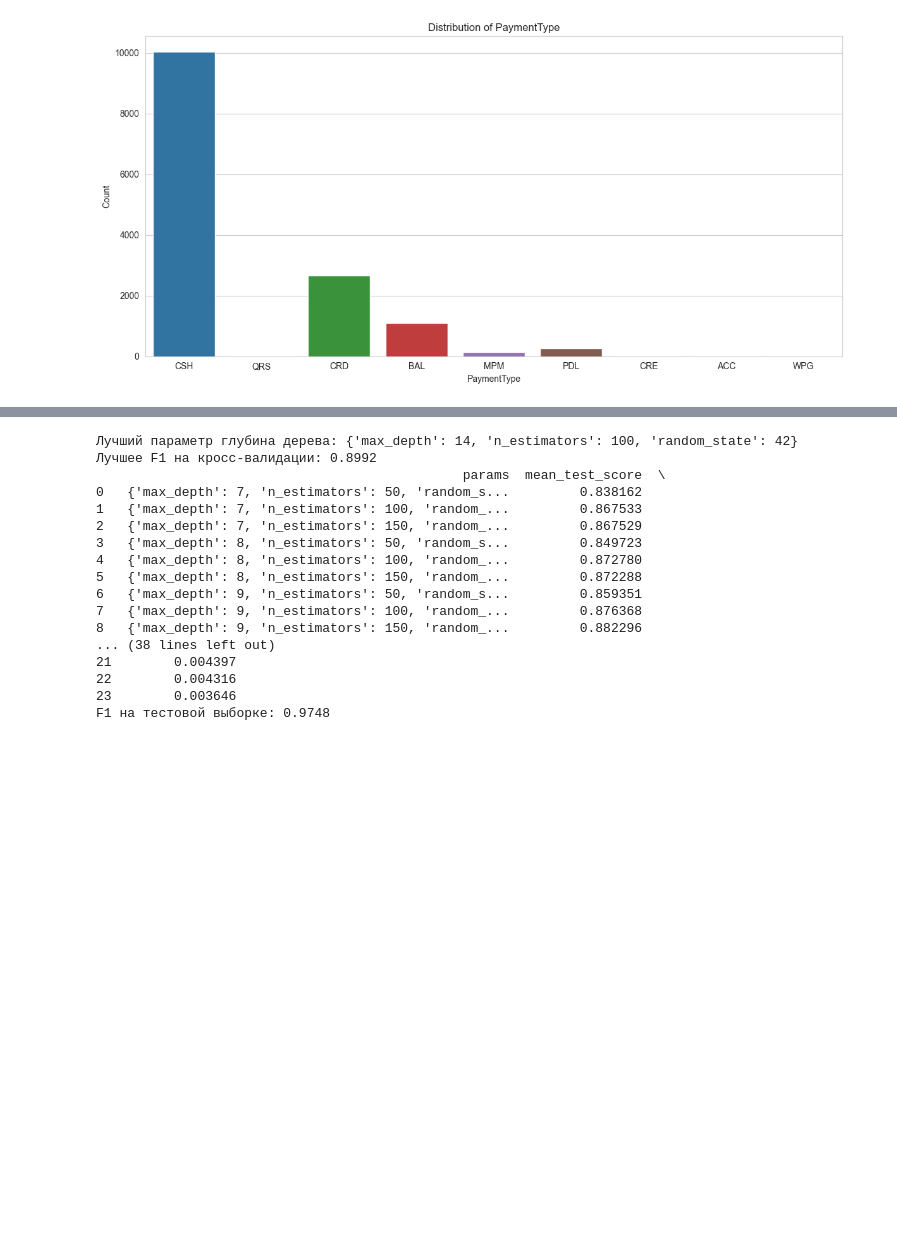
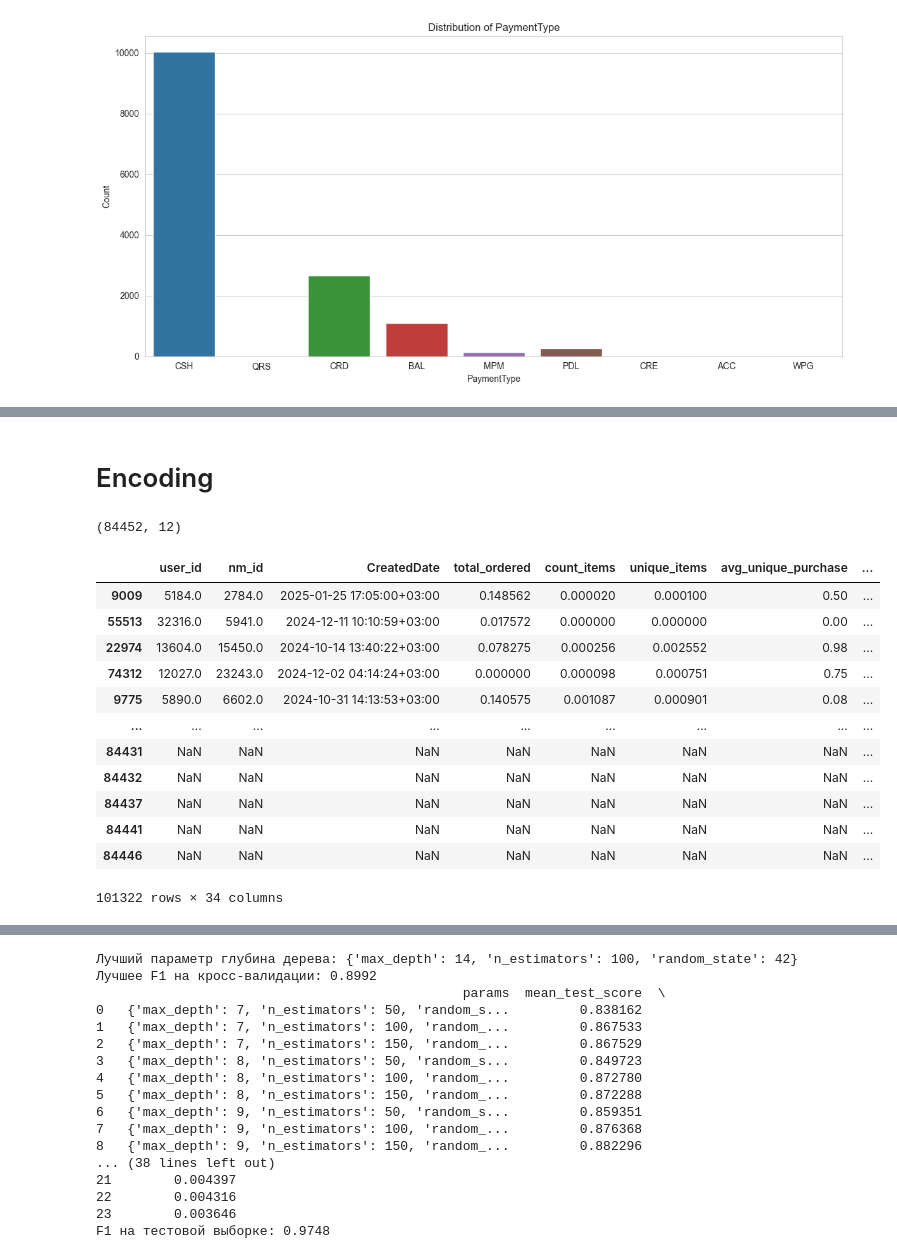
Before and after one commit to timu-ryan/wb-hackathon, a Jupyter notebook: ml/stock_detection.ipynb, the cells around one changed output, grey strips where cells are left out. Cells and saved outputs as stored; diff of their text form; code cells hidden in the pictures; blank space fills up the shorter version.

```diff
--- a/ml/stock_detection.ipynb
+++ b/ml/stock_detection.ipynb
@@ -256 +342,37 @@ Name: count, dtype: float64
+# %% [markdown]
+# Encoding
+# %%
+from sklearn.preprocessing import OneHotEncoder
+
+# Выбираем категориальные столбцы
+cat_cols = ['service', 'PaymentType', 'IsPaid']
+
+# Инициализация и обучение OHE
+encoder = OneHotEncoder(sparse_output=False, drop='first')
+encoded_data = encoder.fit_transform(data_scaled[cat_cols])
+
+# Преобразуем в DataFrame
+encoded_df = pd.DataFrame(
+    encoded_data,
+    columns=encoder.get_feature_names_out(cat_cols)
+)
+# Объединяем с исходными данными
+data_encoded = pd.concat([data_scaled.drop(cat_cols, axis=1), encoded_df], axis=1)
+
+data_encoded
+# %% [output]
+(84452, 12)
+|  | user_id | nm_id | CreatedDate | total_ordered | count_items | unique_items | avg_unique_purchase | ... |
+| 9009 | 5184.0 | 2784.0 | 2025-01-25 17:05:00+03:00 | 0.148562 | 0.000020 | 0.000100 | 0.50 | ... |
+| 55513 | 32316.0 | 5941.0 | 2024-12-11 10:10:59+03:00 | 0.017572 | 0.000000 | 0.000000 | 0.00 | ... |
+| 22974 | 13604.0 | 15450.0 | 2024-10-14 13:40:22+03:00 | 0.078275 | 0.000256 | 0.002552 | 0.98 | ... |
+| 74312 | 12027.0 | 23243.0 | 2024-12-02 04:14:24+03:00 | 0.000000 | 0.000098 | 0.000751 | 0.75 | ... |
+| 9775 | 5890.0 | 6602.0 | 2024-10-31 14:13:53+03:00 | 0.140575 | 0.001087 | 0.000901 | 0.08 | ... |
+| ... | ... | ... | ... | ... | ... | ... | ... | ... |
+| 84431 | NaN | NaN | NaN | NaN | NaN | NaN | NaN | ... |
+| 84432 | NaN | NaN | NaN | NaN | NaN | NaN | NaN | ... |
+| 84437 | NaN | NaN | NaN | NaN | NaN | NaN | NaN | ... |
+| 84441 | NaN | NaN | NaN | NaN | NaN | NaN | NaN | ... |
+| 84446 | NaN | NaN | NaN | NaN | NaN | NaN | NaN | ... |
+101322 rows × 34 columns
 # %%
```
Also changed, not shown: parts of 24 cells of this notebook.
